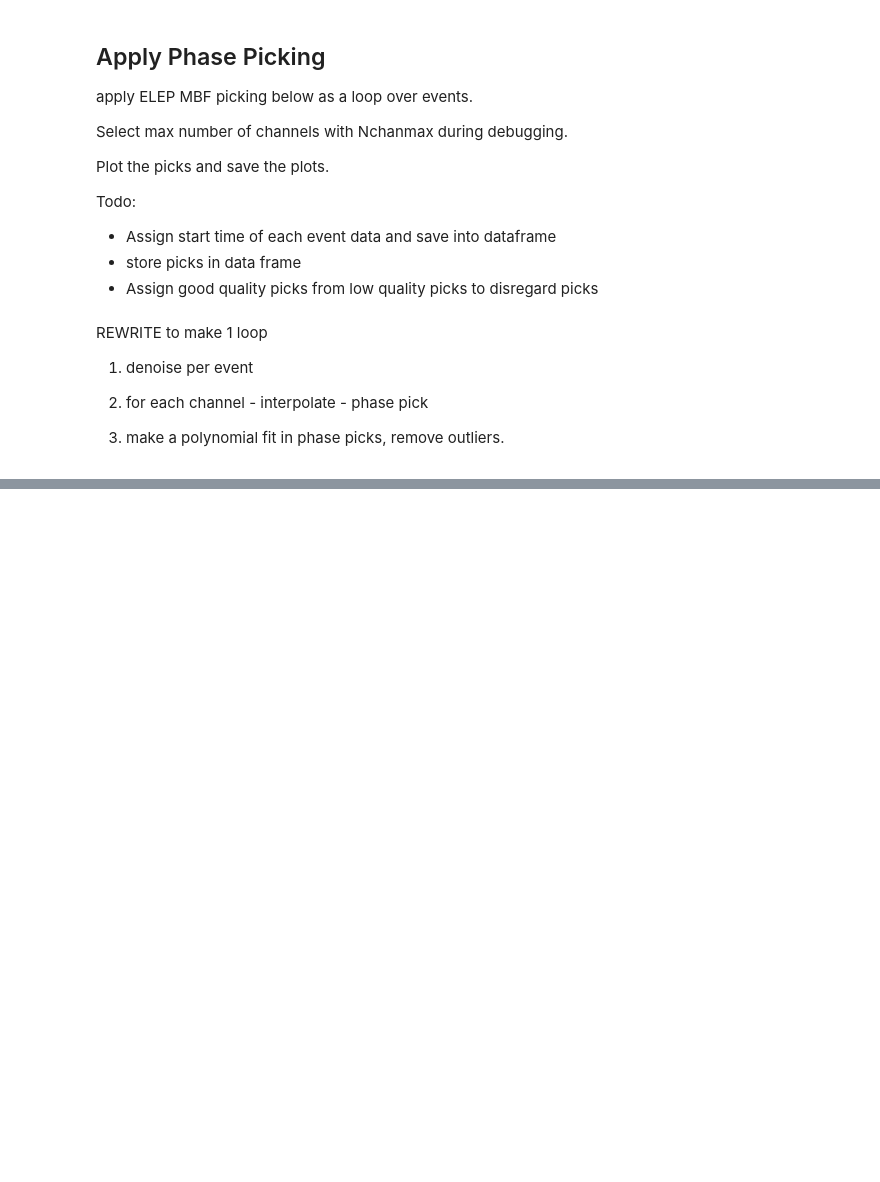
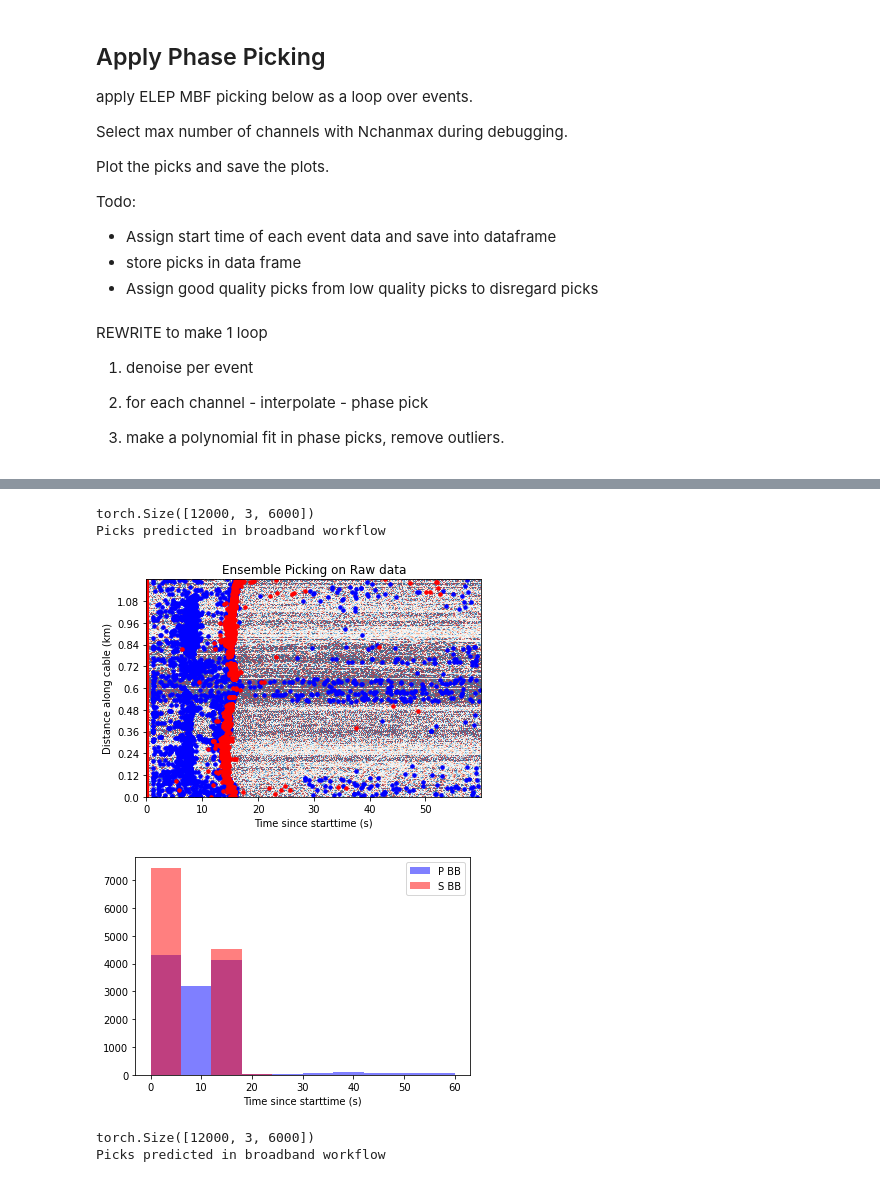
Before and after one commit to Denolle-Lab/Shi_etal_2023_denoiseDAS, a Jupyter notebook: examples/Denoise_and_pick_snr.ipynb, the cells around one changed output, grey strips where cells are left out. Cells and saved outputs as stored; diff of their text form; code cells hidden in the pictures; blank space fills up the shorter version.

```diff
--- a/examples/Denoise_and_pick_snr.ipynb
+++ b/examples/Denoise_and_pick_snr.ipynb
@@ -397,8 +382,9 @@ MBF_paras = {'f_min':fqmin, 'f_max':fqmax, 'nfqs':nfqs, 'frequencies':fq_list, '
     'dt':dt, 'fs':fs, 'nt':nt, 'nc':nc, 'npoles': 2}
 # %%
 # download models
+devc = torch.device('cpu')
 pretrain_list = ["ethz","instance","scedc","stead","geofon","neic"]
-# pn_pnw_model = sbm.EQTransformer.from_pretrained('pnw')
+# pn_pnw_model = sbm.EQTransformer.from_pretrained('original')
 pn_ethz_model = sbm.EQTransformer.from_pretrained("ethz")
 pn_instance_model = sbm.EQTransformer.from_pretrained("instance")
 pn_scedc_model = sbm.EQTransformer.from_pretrained("scedc")
@@ -590,5 +614,5 @@ Todo:
 # %%
-Nchanmax=6000
+Nchanmax=60
 Nevent=100
 nzeros_p = np.zeros(Nevent,dtype=np.int32)
 mean_p = np.zeros(Nevent)
@@ -607,23 +631,18 @@ snr_raw = np.zeros(shape=(Nevent,2*Nchanmax))
 snr_denoised = np.zeros(shape=(Nevent,2*Nchanmax))
 
 
+for i in range(5,6):#interpolated_image.shape[0]):
 
-for i in range(1,20):#interpolated_image.shape[0]):
-
-    print(filtered_data[i,:,:].shape)
+    torch.cuda.empty_cache()
     # interpolate the raw data
     interpolation_function = interp1d(np.linspace(0, 1, 1500), filtered_data[i,:,:], axis=1, kind='linear')
-    print(interpolation_function)
     interpolated_image = interpolation_function(np.linspace(0, 1, 6000))
     # interpolate the denoised data
-    interpolation_function = interp1d(np.linspace(0, 1, 1500), mulDenoise_1[i,:,:], axis=1, kind='linear')
+    interpolation_function = interp1d(np.linspace(0, 1, 1500), oneDenoise_1[i,:,:], axis=1, kind='linear')
     interpolated_denoised = interpolation_function(np.linspace(0, 1, 6000))
 
-    print("interpolated ")
-    # pick
+    # pick on the RAW data
     pick=  apply_elep(interpolated_image, list_models, MBF_paras, paras_semblance,thr=0.01,device=devc)
-
-    print("picked! ")
 
     # plot
     max_amp = np.median(np.fabs(interpolated_image))*2
@@ -669,6 +688,7 @@ for i in range(1,20):#interpolated_image.shape[0]):
     plt.show()
 
 
+    # pick on the desnoised data
     pickd=  apply_elep(interpolated_denoised, list_models, MBF_paras, paras_semblance,thr=0.01,device=devc)
     max_amp = np.median(np.fabs(interpolated_denoised))*2
     x, y = np.arange(interpolated_denoised.shape[1]), np.arange(interpolated_denoised.shape[0])
@@ -724,32 +744,40 @@ for i in range(1,20):#interpolated_image.shape[0]):
 
     print("Number of zeros picked in P {} {} (raw+denoised) and S {} {} (raw+denoised)".format(
           nzeros_p[i] ,nzeros_p_denoised[i] ,nzeros_s[i] ,nzeros_s_denoised[i] ))
     print("Mean picked in P {:.2f} {:.2f} (raw+denoised) and S {:.2f} {:.2f} (raw+denoised) ".format(
           mean_p[i] ,mean_p_denoised[i] ,mean_s[i] ,mean_s_denoised[i] ))
     print("Standard deviation in P {:.2f} {:.2f} (raw+denoised) and S {:.2f} {:.2f} (raw+denoised)".format(
           std_p[i] ,std_p_denoised[i] ,std_p_denoised[i] ,std_s_denoised[i] ))
     print("SNR raw {:.2f} SNR denoised {:.2f} ".format(
           np.mean(snr_raw[i,:]) ,np.mean(snr_denoise[i,:]) ))
 
 
 
     pdict = {'Event_ID':i*np.ones(len(pick[:,1])),'channel_ID':np.arange(0,len(pick[:,1])),\
              'P_picks_raw':pick[:,0],'S_picks_raw':pick[:,1],\
              'P_picks_denoised':pickd[:,0],'S_picks_denoised':pickd[:,1]}
 
 
 
     ddict = {'nzeros_p':nzeros_p[:i],'nzeros_s':nzeros_s[:i],\
              'nzeros_p_denoised':nzeros_p_denoised[:i],'nzeros_s_denoised':nzeros_s_denoised[:i],\
             'mean_p':mean_p[:i],'nzeros_s':mean_s[:i],\
              'mean_p_denoised':mean_p_denoised[:i],'mean_s_denoised':mean_s_denoised[:i],\
             'std_p':std_p[:i],'std_s':std_s[:i],\
-             'std_p_denoised':std_p_denoised[:i],'std_s_denoised':std_s_denoised[:i]}
+             'std_p_denoised':std_p_denoised[:i],'std_s_denoised':std_s_denoised[:i],
+             'snr':snr_raw[i,:],'snr_denoised':np.mean(snr_denoise[i,:]) }
 
     df=pd.DataFrame.from_dict(ddict)
-    df.to_csv("./plots/performance_metrics_denoising_picking.csv")
+    df.to_csv("./results/performance_metrics_denoising_picking.csv")
     dfp=pd.DataFrame.from_dict(pdict)
     dfp.to_csv("./results/elep_picks.csv")
     print(" ")
     print(" ")
     print(" ")
+# %% [output]
+torch.Size([12000, 3, 6000])
+Picks predicted in broadband workflow
+[figure, added]
+[figure, added]
+torch.Size([12000, 3, 6000])
+Picks predicted in broadband workflow
```
Also changed, not shown: parts of 12 cells of this notebook, 7 other files.
